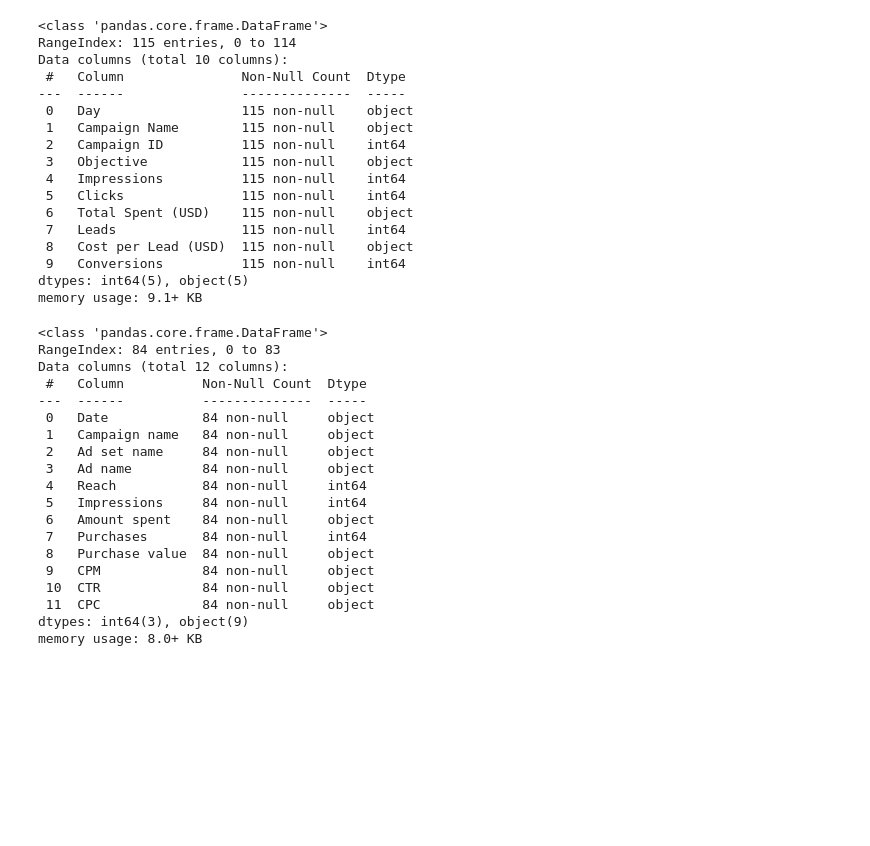
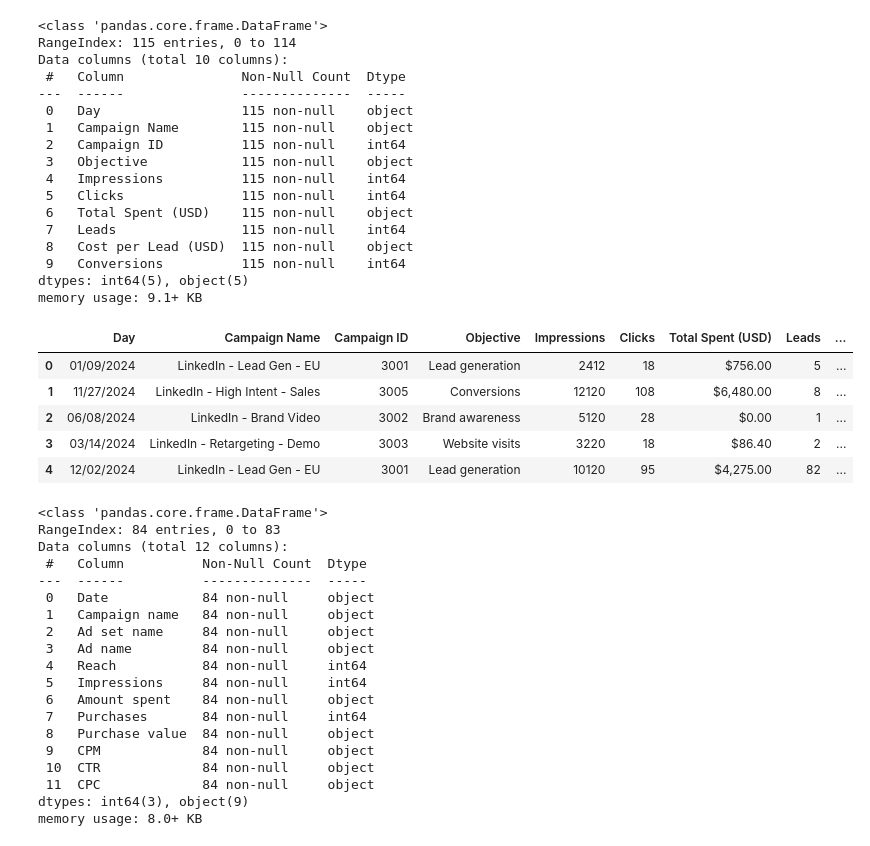
Before and after one commit to Mainabryan/AI-BUSINESS-MARKETING-iINSIGHTS, a Jupyter notebook: AI_Business_insights.ipynb, the cells around one changed output. Cells and saved outputs as stored; diff of their text form; code cells hidden in the pictures; blank space fills up the shorter version.

```diff
--- a/AI_Business_insights.ipynb
+++ b/AI_Business_insights.ipynb
@@ -103,6 +103,15 @@ Data columns (total 10 columns):
  9   Conversions          115 non-null    int64
 dtypes: int64(5), object(5)
 memory usage: 9.1+ KB
+# %%
+display(linked_in.head(5))
+# %% [output]
+|  | Day | Campaign Name | Campaign ID | Objective | Impressions | Clicks | Total Spent (USD) | Leads | ... |
+| 0 | 01/09/2024 | LinkedIn - Lead Gen - EU | 3001 | Lead generation | 2412 | 18 | $756.00 | 5 | ... |
+| 1 | 11/27/2024 | LinkedIn - High Intent - Sales | 3005 | Conversions | 12120 | 108 | $6,480.00 | 8 | ... |
+| 2 | 06/08/2024 | LinkedIn - Brand Video | 3002 | Brand awareness | 5120 | 28 | $0.00 | 1 | ... |
+| 3 | 03/14/2024 | LinkedIn - Retargeting - Demo | 3003 | Website visits | 3220 | 18 | $86.40 | 2 | ... |
+| 4 | 12/02/2024 | LinkedIn - Lead Gen - EU | 3001 | Lead generation | 10120 | 95 | $4,275.00 | 82 | ... |
 # %%
 meta_ads.info()
 # %% [output]
```
Also changed, not shown: parts of 9 cells of this notebook.
